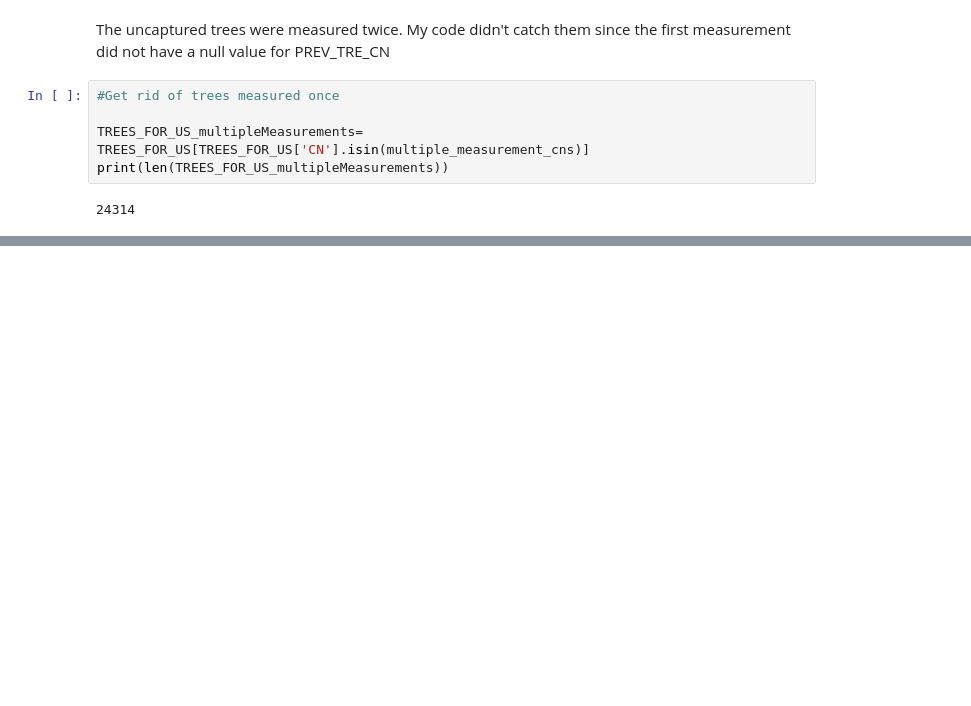
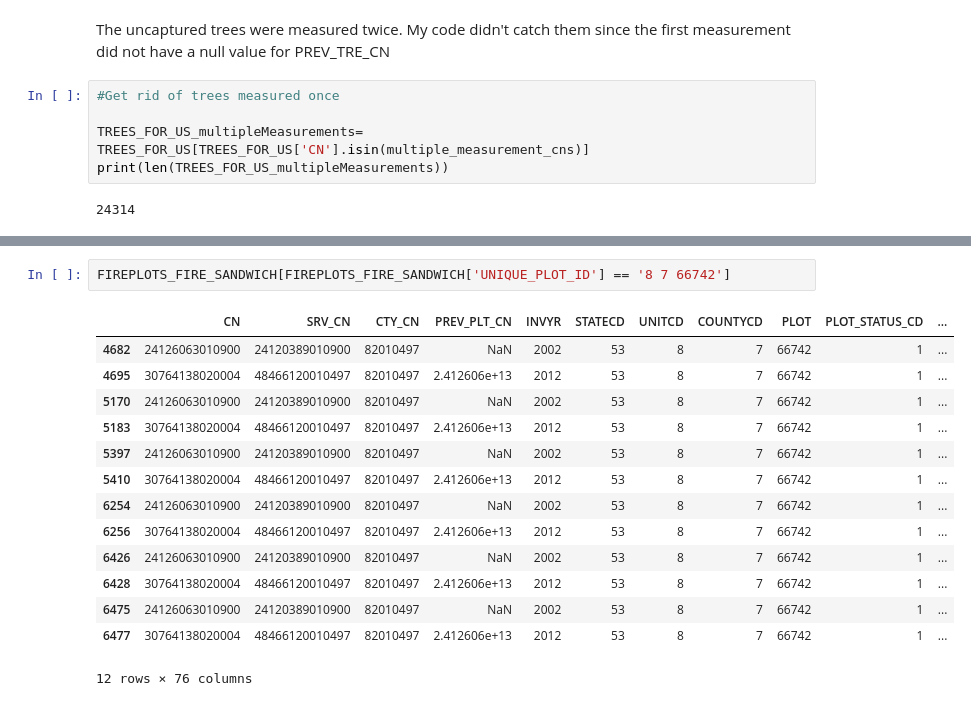
Before and after one commit to hbclad/Erdos_Trees, a Jupyter notebook: Data Analysis/Filtering_Trees_Everyone.ipynb, the cells around one changed output, grey strips where cells are left out. Saved outputs shown, nothing was run; the diff lists cells and outputs as text; blank space fills up the shorter version.

Commit message:
looking at number of fires on plots

```diff
--- a/Data Analysis/Filtering_Trees_Everyone.ipynb
+++ b/Data Analysis/Filtering_Trees_Everyone.ipynb
@@ -267,0 +308,17 @@ print(len(TREES_FOR_US_multipleMeasurements))
+# %%
+FIREPLOTS_FIRE_SANDWICH[FIREPLOTS_FIRE_SANDWICH['UNIQUE_PLOT_ID'] == '8 7 66742']
+# %% [output]
+|  | CN | SRV_CN | CTY_CN | PREV_PLT_CN | INVYR | STATECD | UNITCD | COUNTYCD | PLOT | PLOT_STATUS_CD | ... |
+| 4682 | 24126063010900 | 24120389010900 | 82010497 | NaN | 2002 | 53 | 8 | 7 | 66742 | 1 | ... |
+| 4695 | 30764138020004 | 48466120010497 | 82010497 | 2.412606e+13 | 2012 | 53 | 8 | 7 | 66742 | 1 | ... |
+| 5170 | 24126063010900 | 24120389010900 | 82010497 | NaN | 2002 | 53 | 8 | 7 | 66742 | 1 | ... |
+| 5183 | 30764138020004 | 48466120010497 | 82010497 | 2.412606e+13 | 2012 | 53 | 8 | 7 | 66742 | 1 | ... |
+| 5397 | 24126063010900 | 24120389010900 | 82010497 | NaN | 2002 | 53 | 8 | 7 | 66742 | 1 | ... |
+| 5410 | 30764138020004 | 48466120010497 | 82010497 | 2.412606e+13 | 2012 | 53 | 8 | 7 | 66742 | 1 | ... |
+| 6254 | 24126063010900 | 24120389010900 | 82010497 | NaN | 2002 | 53 | 8 | 7 | 66742 | 1 | ... |
+| 6256 | 30764138020004 | 48466120010497 | 82010497 | 2.412606e+13 | 2012 | 53 | 8 | 7 | 66742 | 1 | ... |
+| 6426 | 24126063010900 | 24120389010900 | 82010497 | NaN | 2002 | 53 | 8 | 7 | 66742 | 1 | ... |
+| 6428 | 30764138020004 | 48466120010497 | 82010497 | 2.412606e+13 | 2012 | 53 | 8 | 7 | 66742 | 1 | ... |
+| 6475 | 24126063010900 | 24120389010900 | 82010497 | NaN | 2002 | 53 | 8 | 7 | 66742 | 1 | ... |
+| 6477 | 30764138020004 | 48466120010497 | 82010497 | 2.412606e+13 | 2012 | 53 | 8 | 7 | 66742 | 1 | ... |
+12 rows × 76 columns
```
Also changed, not shown: parts of 4 cells of this notebook, 1 other file.
